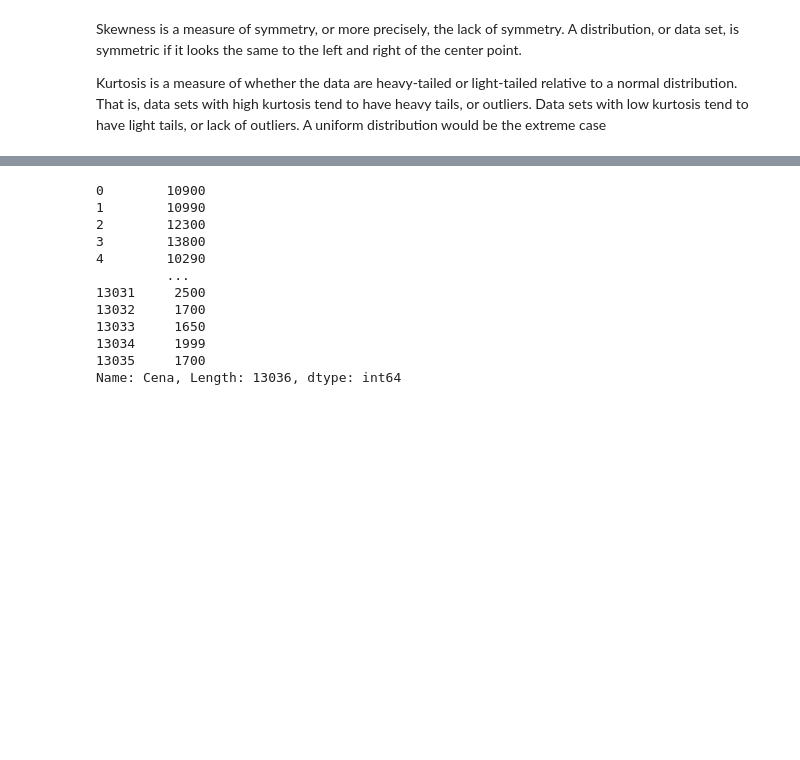
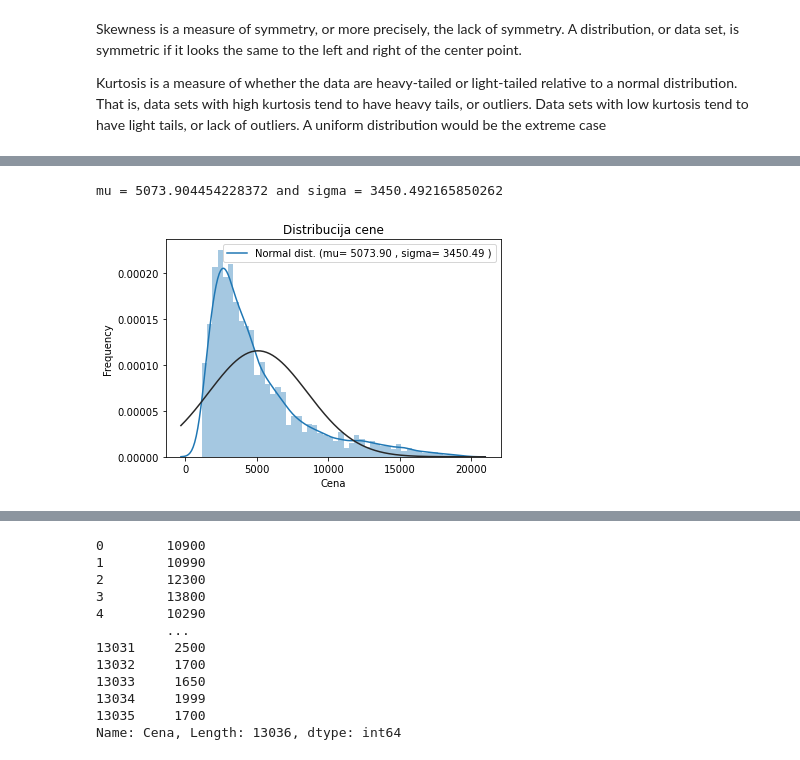
Before and after one commit to trsavi/Machine-Learning-Web-App, a Jupyter notebook: ML_Pipe.ipynb, the cells around one changed output, grey strips where cells are left out. Drawn from its saved outputs; the diff is of its cells as text; code cells hidden in the pictures; blank space fills up the shorter version.

```diff
--- a/ML_Pipe.ipynb
+++ b/ML_Pipe.ipynb
@@ -17,7 +17,7 @@ py.init_notebook_mode(connected=True)
 import warnings
 warnings.filterwarnings('ignore')
 # Importing the dataset
-df = pd.read_csv("./Data/usedCleaned21.csv")
+df = pd.read_csv("./Data/usedCleaned2021.csv")
 # %%
 # Always good to set a seed for reproducibility
 SEED = 7
@@ -124,0 +102,15 @@ plt.xticks(np.arange(2000,2021), rotation=70)
+# %%
+(mu, sigma) = norm.fit(df['Cena'])
+
+# 1. Plot Price
+sns.distplot(df['Cena'], fit=norm);
+plt.ylabel('Frequency')
+plt.title('Distribucija cene')
+plt.legend(['Normal dist. (mu= {:.2f} , sigma= {:.2f} )'.format(mu, sigma)],
+            loc='best')
+
+# Get the fitted parameters used by the function
+print( 'mu = {} and sigma = {}'.format(mu, sigma))
+# %% [output]
+mu = 5073.904454228372 and sigma = 3450.492165850262
+[figure, added]
```
Also changed, not shown: parts of 38 cells of this notebook, 8 other files.
